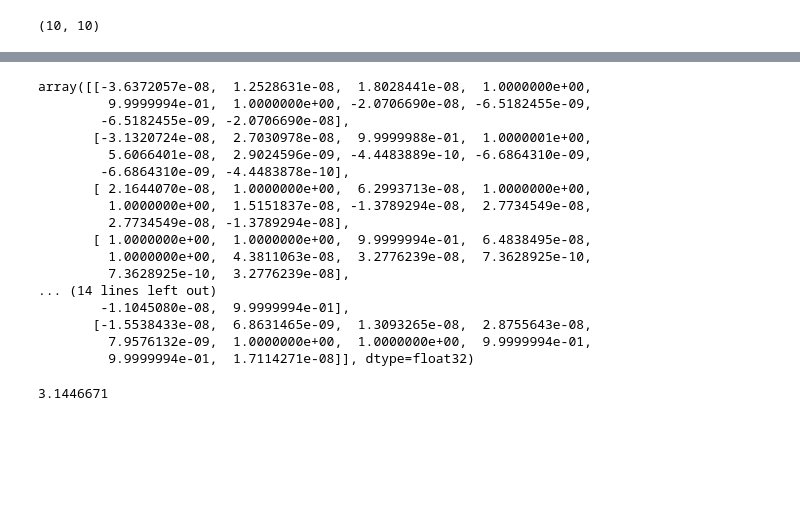
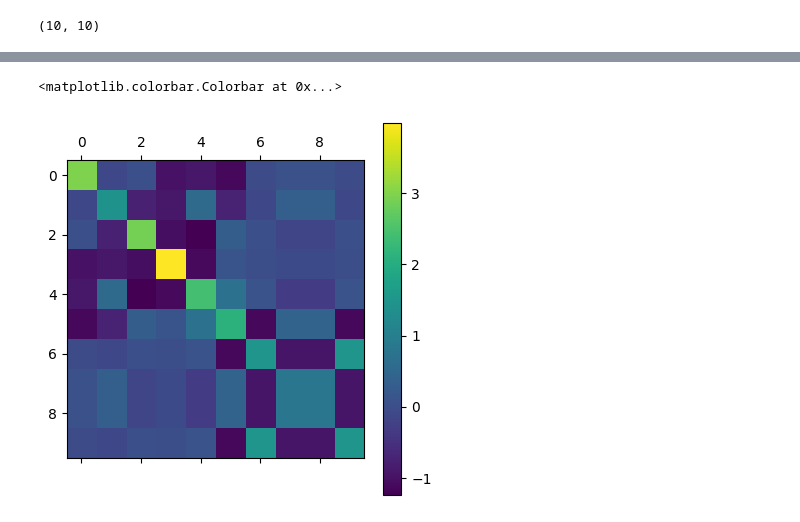
Before and after one commit to marianaw/egnn, a Jupyter notebook: notebooks/data_playground.ipynb, the cells around one changed output, grey strips where cells are left out. Saved outputs shown, nothing was run; the diff lists cells and outputs as text; code cells hidden in the pictures; blank space fills up the shorter version.

```diff
--- a/notebooks/data_playground.ipynb
+++ b/notebooks/data_playground.ipynb
@@ -118,4 +182,4 @@ array([[ 3.,  0.,  0., -1., -1., -1.,  0.,  0.,  0.,  0.],
 # %%
 L = np.diag(A.numpy().sum(1)) - A.numpy()
 # %%
-val, vec = np.linalg.eig(A)
+val, vec = np.linalg.eig(L)
@@ -152,24 +217,12 @@ array([[ 1.  , -0.  , -0.  ,  0.  , -0.  ,  0.  , -0.  ,  0.  , -0.  ,
          1.  ]], dtype=float32)
 # %%
-vec @ np.diag(val) @ vec.T
+aux = (vec @ np.diag(val) @ vec.T)
-# %% [output]
-array([[-3.6372057e-08,  1.2528631e-08,  1.8028441e-08,  1.0000000e+00,
-         9.9999994e-01,  1.0000000e+00, -2.0706690e-08, -6.5182455e-09,
-        -6.5182455e-09, -2.0706690e-08],
-       [-3.1320724e-08,  2.7030978e-08,  9.9999988e-01,  1.0000001e+00,
-         5.6066401e-08,  2.9024596e-09, -4.4483889e-10, -6.6864310e-09,
-        -6.6864310e-09, -4.4483878e-10],
-       [ 2.1644070e-08,  1.0000000e+00,  6.2993713e-08,  1.0000000e+00,
-         1.0000000e+00,  1.5151837e-08, -1.3789294e-08,  2.7734549e-08,
-         2.7734549e-08, -1.3789294e-08],
-       [ 1.0000000e+00,  1.0000000e+00,  9.9999994e-01,  6.4838495e-08,
-         1.0000000e+00,  4.3811063e-08,  3.2776239e-08,  7.3628925e-10,
-         7.3628925e-10,  3.2776239e-08],
-... (14 lines left out)
-        -1.1045080e-08,  9.9999994e-01],
-       [-1.5538433e-08,  6.8631465e-09,  1.3093265e-08,  2.8755643e-08,
-         7.9576132e-09,  1.0000000e+00,  1.0000000e+00,  9.9999994e-01,
-         9.9999994e-01,  1.7114271e-08]], dtype=float32)
+# %%
+aux2 = (vec[:,:7] @ np.diag(val[:7]) @ vec[:,:7].T)
 # %%
+# plt.matshow(L)
+plt.matshow(aux2)
+plt.colorbar()
 # %% [output]
-3.1446671
+<matplotlib.colorbar.Colorbar at 0x...>
+[figure, added]
```
Also changed, not shown: parts of 20 cells of this notebook, 2 other files.
